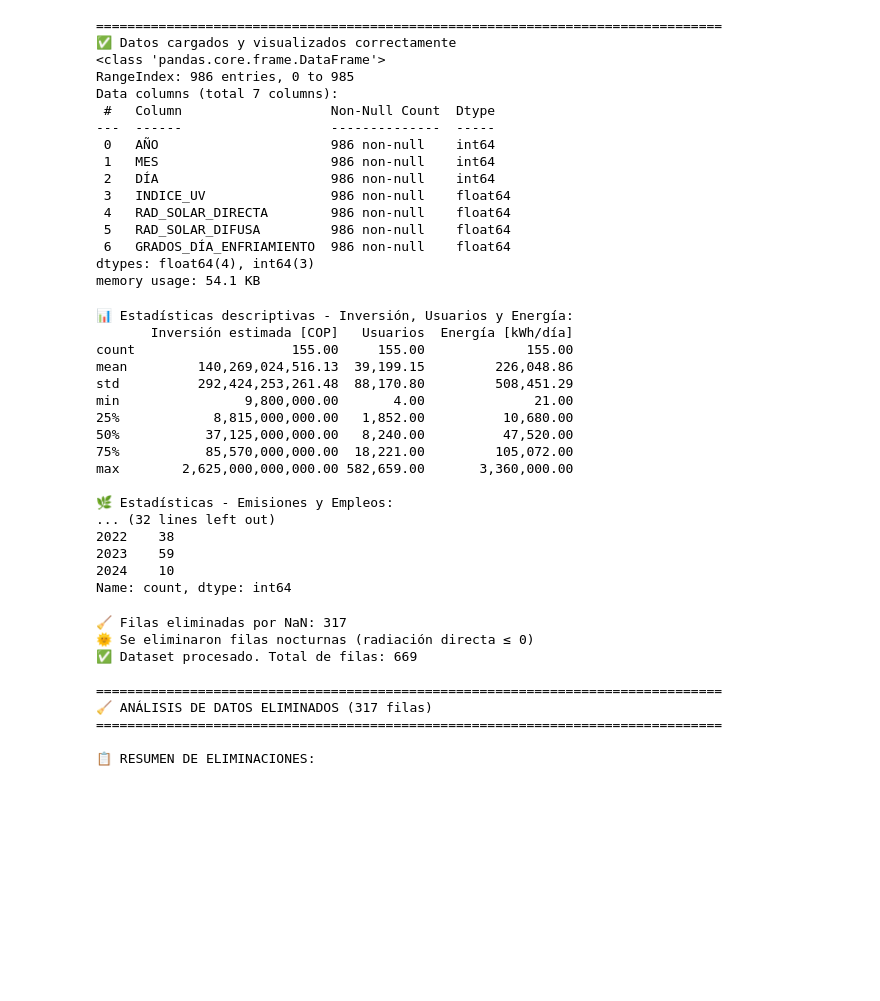
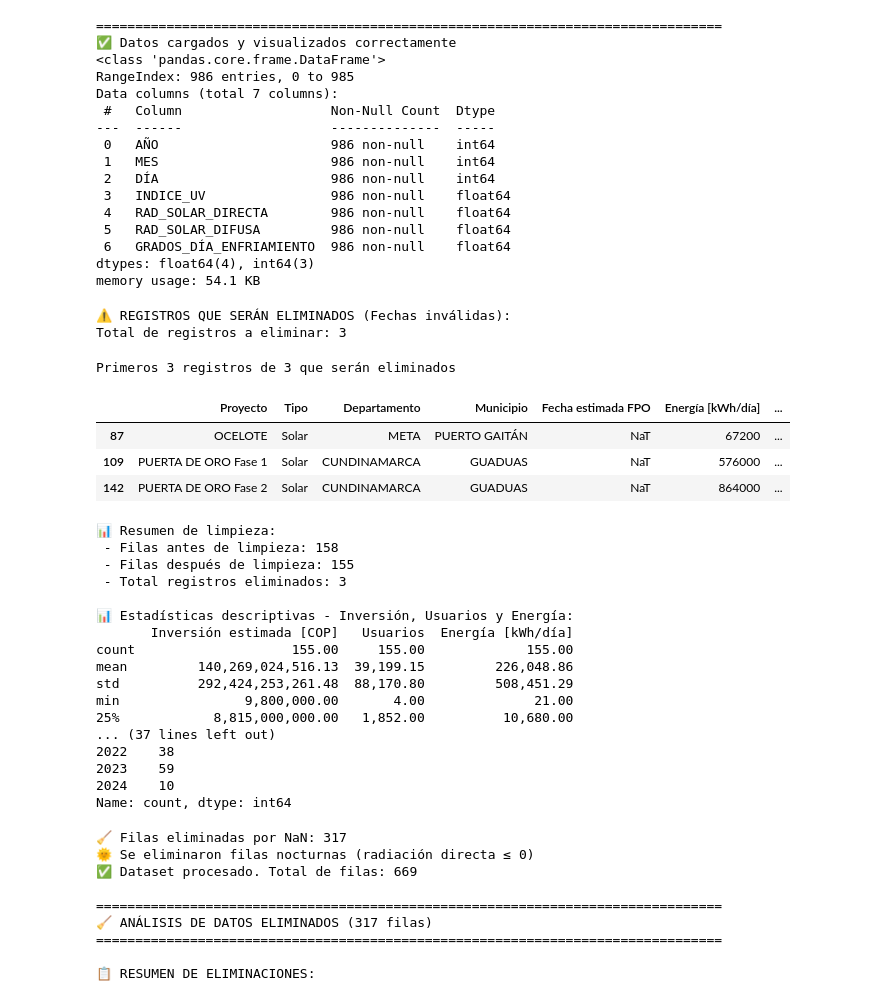
Before and after one commit to juan-manuel124/ProyectoAnalisisDatos-TECH, a Jupyter notebook: Proyecto_EnergiaSolarRisaraldaTech.ipynb, the cells around one changed output. Saved outputs shown, nothing was run; the diff lists cells and outputs as text; code cells hidden in the pictures; blank space fills up the shorter version.

```diff
--- a/Proyecto_EnergiaSolarRisaraldaTech.ipynb
+++ b/Proyecto_EnergiaSolarRisaraldaTech.ipynb
@@ -190,7 +190,7 @@ dtypes: float64(4), int64(3)
 memory usage: 54.1 KB
 # %%
 # =====================================
-# 🧹 Limpieza y Conversión
+# 🧹 Limpieza y Conversión con Registro de Datos Eliminados
 # =====================================
 DataEnergyGov = data_dgov.copy()
 
@@ -210,54 +210,87 @@ for col in columnas_numericas:
 # Convertir fecha estimada
 DataEnergyGov['Fecha estimada FPO'] = pd.to_datetime(DataEnergyGov['Fecha estimada FPO'], errors='coerce')
 
+# =====================================
+# 🚨 Identificar y mostrar registros que serán eliminados
+# =====================================
+registros_a_eliminar = DataEnergyGov[DataEnergyGov['Fecha estimada FPO'].isna()]
+
+if not registros_a_eliminar.empty:
+    print("\n⚠️ REGISTROS QUE SERÁN ELIMINADOS (Fechas inválidas):")
+    print(f"Total de registros a eliminar: {len(registros_a_eliminar)}")
+
+    # Mostrar solo las columnas más relevantes para mejor visualización
+    columnas_mostrar = ['Proyecto', 'Tipo', 'Departamento', 'Municipio', 'Fecha estimada FPO'] + columnas_numericas
+    columnas_mostrar = [col for col in columnas_mostrar if col in registros_a_eliminar.columns]
+
+    display(registros_a_eliminar[columnas_mostrar].head(3).style \
+        .highlight_null(color='#ffcccc') \
+        .set_caption(f"Primeros 3 registros de {len(registros_a_eliminar)} que serán eliminados"))
+else:
+    print("\n✅ No hay registros con fechas inválidas para eliminar")
+
 # Eliminar filas con fechas inválidas
+filas_antes = len(DataEnergyGov)
 DataEnergyGov.dropna(subset=['Fecha estimada FPO'], inplace=True)
+filas_despues = len(DataEnergyGov)
+
+print(f"\n📊 Resumen de limpieza:")
+print(f" - Filas antes de limpieza: {filas_antes}")
+print(f" - Filas después de limpieza: {filas_despues}")
+print(f" - Total registros eliminados: {filas_antes - filas_despues}")
 
 # Crear columnas adicionales si es necesario
 DataEnergyGov['AÑO'] = DataEnergyGov['Fecha estimada FPO'].dt.year
 DataEnergyGov['MES'] = DataEnergyGov['Fecha estimada FPO'].dt.month
 
 # =====================================
 # 📊 Estadísticas descriptivas
 # =====================================
 print("\n📊 Estadísticas descriptivas - Inversión, Usuarios y Energía:")
 print(DataEnergyGov[['Inversión estimada [COP]', 'Usuarios', 'Energía [kWh/día]']].describe())
 
 print("\n🌿 Estadísticas - Emisiones y Empleos:")
 print(DataEnergyGov[['Emisiones CO2 [Ton/año]', 'Empleos estimados']].describe())
 
 # =====================================
 # 🌞 Proyectos con alta generación de energía diaria
 # =====================================
 umbral_energia = 200000  # kWh/día
 ProyectosAltaEnergia = DataEnergyGov[DataEnergyGov['Energía [kWh/día]'] > umbral_energia]
 
 print(f"\n📌 Proyectos con energía > {umbral_energia:,} kWh/día: {ProyectosAltaEnergia.shape[0]} proyectos")
 print(ProyectosAltaEnergia[['Proyecto', 'Departamento', 'Energía [kWh/día]', 'Usuarios']].head())
 
 # =====================================
 # 📅 Distribución por año
 # =====================================
 print("\n📆 Número de proyectos por año:")
 print(DataEnergyGov['AÑO'].value_counts().sort_index())
 # %% [output]
-📊 Estadísticas descriptivas - Inversión, Usuarios y Energía:
-       Inversión estimada [COP]   Usuarios  Energía [kWh/día]
-count                    155.00     155.00             155.00
-mean         140,269,024,516.13  39,199.15         226,048.86
-std          292,424,253,261.48  88,170.80         508,451.29
-min                9,800,000.00       4.00              21.00
-25%            8,815,000,000.00   1,852.00          10,680.00
-50%           37,125,000,000.00   8,240.00          47,520.00
-75%           85,570,000,000.00  18,221.00         105,072.00
-max        2,625,000,000,000.00 582,659.00       3,360,000.00
-
-🌿 Estadísticas - Emisiones y Empleos:
-... (32 lines left out)
-2022    38
-2023    59
-2024    10
-Name: count, dtype: int64
+⚠️ REGISTROS QUE SERÁN ELIMINADOS (Fechas inválidas):
+Total de registros a eliminar: 3
+Primeros 3 registros de 3 que serán eliminados
+|  | Proyecto | Tipo | Departamento | Municipio | Fecha estimada FPO | Energía [kWh/día] | ... |
+| 87 | OCELOTE | Solar | META | PUERTO GAITÁN | NaT | 67200 | ... |
+| 109 | PUERTA DE ORO Fase 1 | Solar | CUNDINAMARCA | GUADUAS | NaT | 576000 | ... |
+| 142 | PUERTA DE ORO Fase 2 | Solar | CUNDINAMARCA | GUADUAS | NaT | 864000 | ... |
+📊 Resumen de limpieza:
+ - Filas antes de limpieza: 158
+ - Filas después de limpieza: 155
+ - Total registros eliminados: 3
+
+📊 Estadísticas descriptivas - Inversión, Usuarios y Energía:
+       Inversión estimada [COP]   Usuarios  Energía [kWh/día]
+count                    155.00     155.00             155.00
+mean         140,269,024,516.13  39,199.15         226,048.86
+std          292,424,253,261.48  88,170.80         508,451.29
+min                9,800,000.00       4.00              21.00
+25%            8,815,000,000.00   1,852.00          10,680.00
+... (37 lines left out)
+2022    38
+2023    59
+2024    10
+Name: count, dtype: int64
 # %%
 # =====================================
 # 📊 MOSTRAR DATOS ELIMINADOS
```
Also changed, not shown: parts of 6 cells of this notebook.
